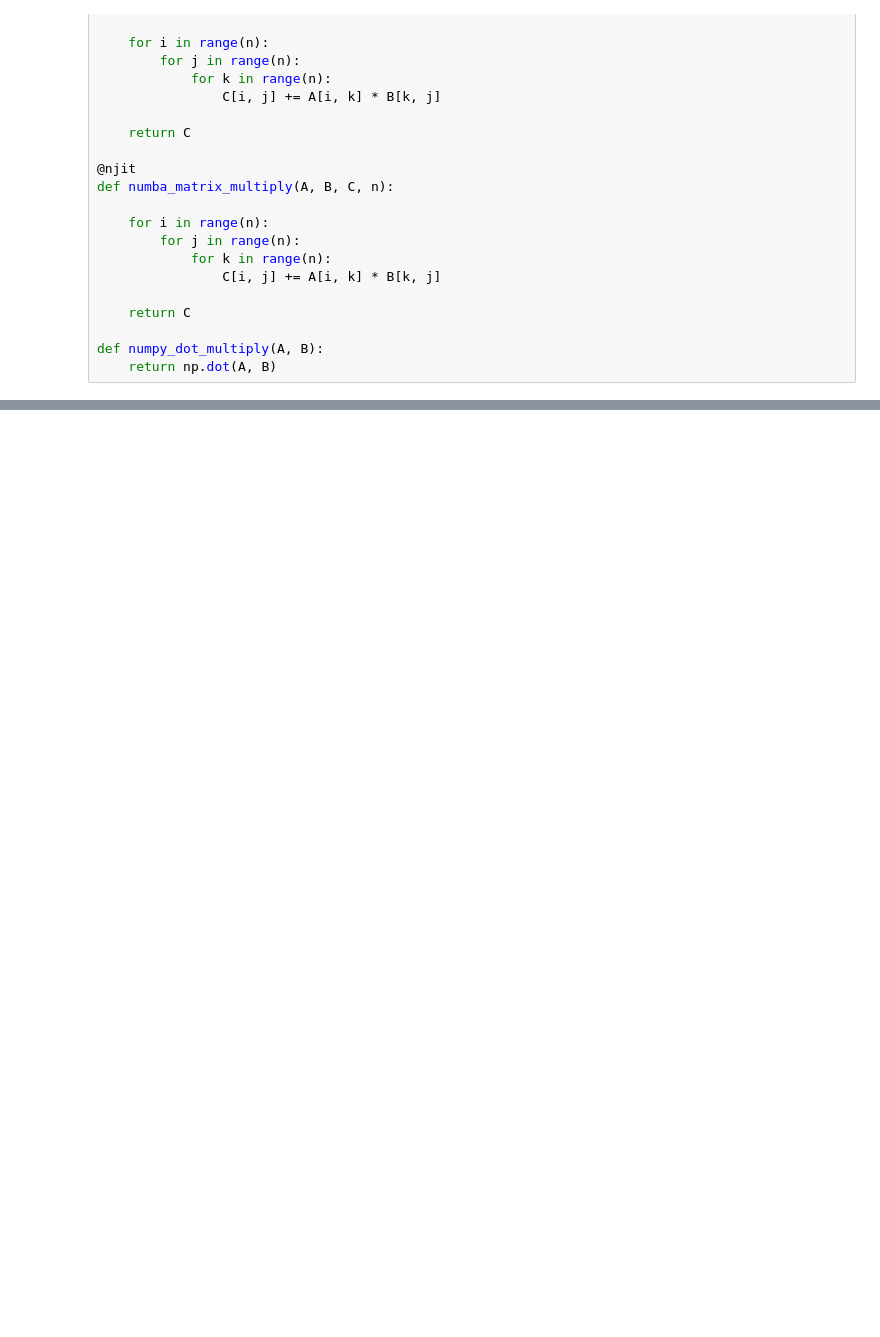
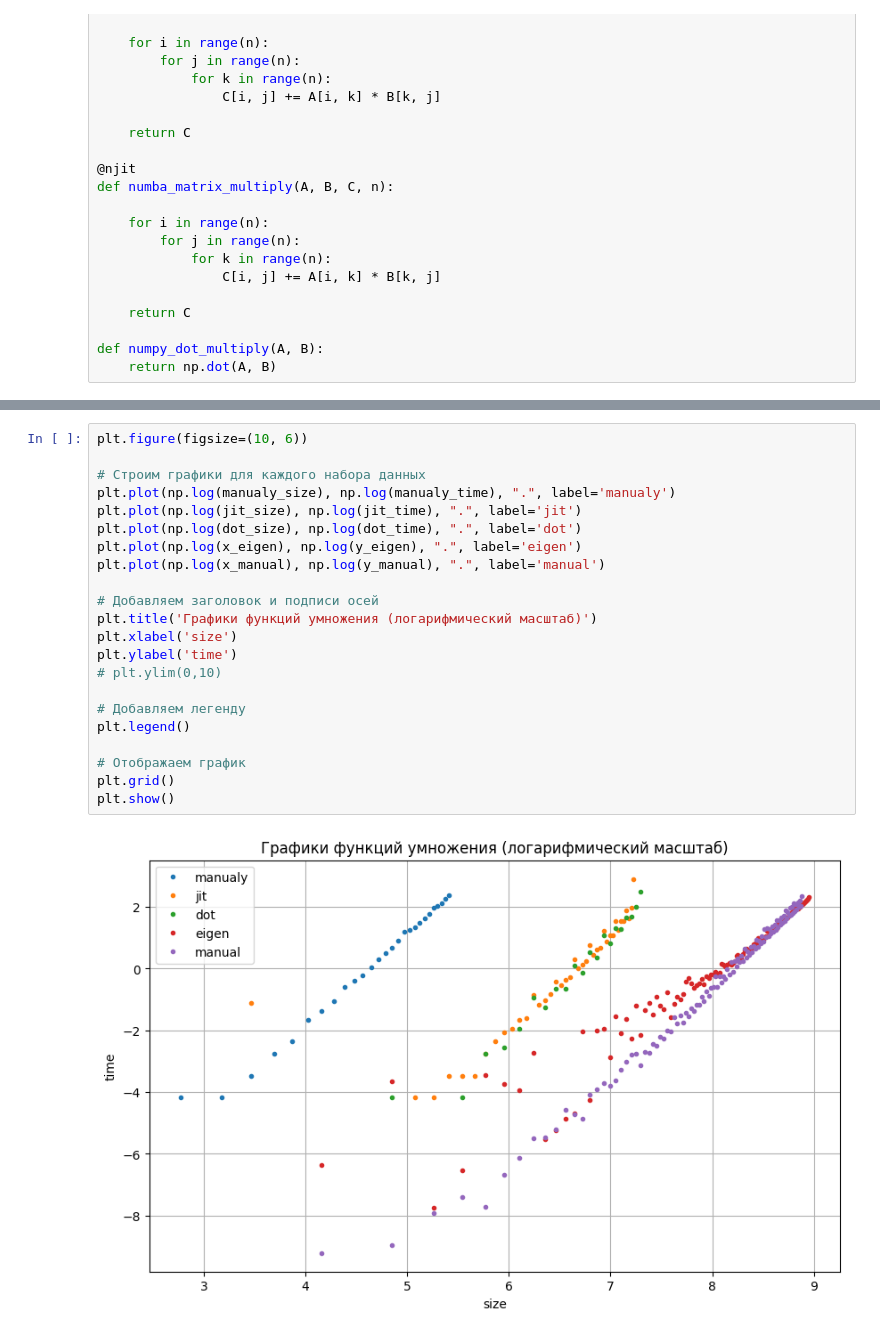
Before and after one commit to Ger0r0r/Neural-Networks, a Jupyter notebook: NN.ipynb, the cells around one changed output, grey strips where cells are left out. Cells and saved outputs as stored; diff of their text form; blank space fills up the shorter version.

```diff
--- a/NN.ipynb
+++ b/NN.ipynb
@@ -194,0 +277,24 @@ plt.show()
+# %%
+plt.figure(figsize=(10, 6))
+
+# Строим графики для каждого набора данных
+plt.plot(np.log(manualy_size), np.log(manualy_time), ".", label='manualy')
+plt.plot(np.log(jit_size), np.log(jit_time), ".", label='jit')
+plt.plot(np.log(dot_size), np.log(dot_time), ".", label='dot')
+plt.plot(np.log(x_eigen), np.log(y_eigen), ".", label='eigen')
+plt.plot(np.log(x_manual), np.log(y_manual), ".", label='manual')
+
+# Добавляем заголовок и подписи осей
+plt.title('Графики функций умножения (логарифмический масштаб)')
+plt.xlabel('size')
+plt.ylabel('time')
+# plt.ylim(0,10)
+
+# Добавляем легенду
+plt.legend()
+
+# Отображаем график
+plt.grid()
+plt.show()
+# %% [output]
+[figure, added]
```
Also changed, not shown: parts of 16 cells of this notebook, 9 other files.
